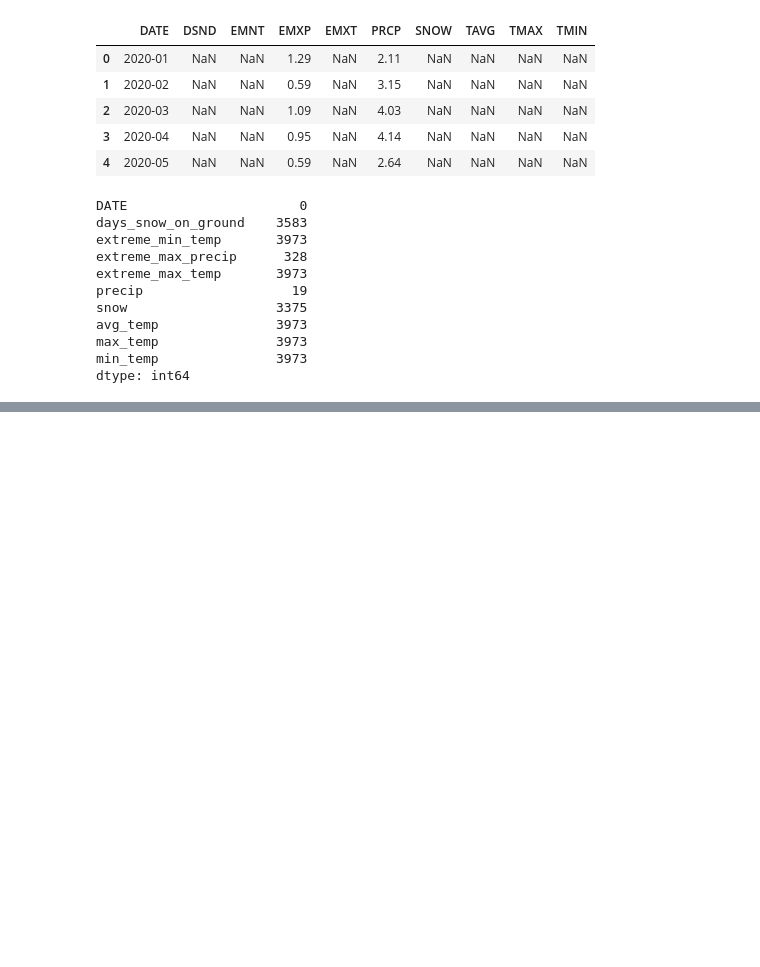
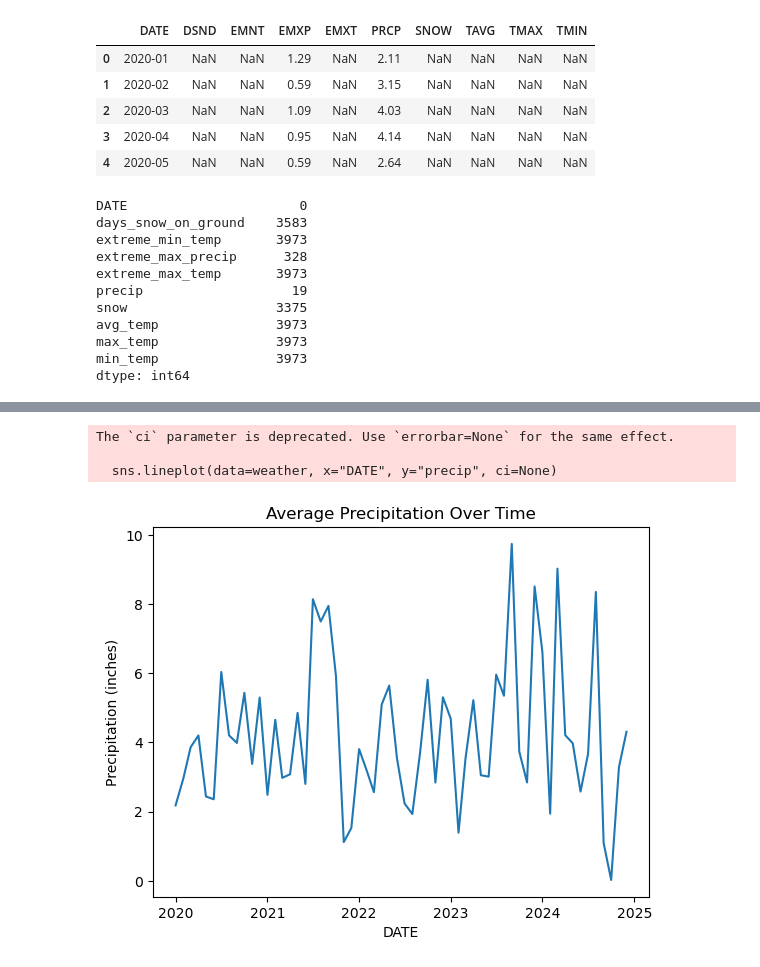
Before and after one commit to tali0n-git/MTA-subway-analysis, a Jupyter notebook: thalyann-notebook.ipynb, the cells around one changed output, grey strips where cells are left out. Saved outputs shown, nothing was run; the diff lists cells and outputs as text; code cells hidden in the pictures; blank space fills up the shorter version.

```diff
--- a/thalyann-notebook.ipynb
+++ b/thalyann-notebook.ipynb
@@ -109,0 +128,2 @@ weather[weather['days_snow_on_ground'].notnull()]
+# %%
+weather.fillna(0, inplace=True)
@@ -109,0 +144,5 @@ weather[weather['days_snow_on_ground'].notnull()]
+# %%
+# Converting DATE into datetime type
+
+weather['DATE'] = pd.to_datetime(weather['DATE'])
+weather.head()
@@ -109,0 +156,14 @@ weather[weather['days_snow_on_ground'].notnull()]
+# %%
+# Plotting precipitation data to make sure it makes sense:
+
+sns.lineplot(data=weather, x="DATE", y="precip", ci=None)
+
+plt.title('Average Precipitation Over Time')
+plt.xlabel('DATE')
+plt.ylabel('Precipitation (inches)')
+plt.show()
+# %% [output]
+The `ci` parameter is deprecated. Use `errorbar=None` for the same effect.
+
+  sns.lineplot(data=weather, x="DATE", y="precip", ci=None)
+[figure, added]
```
Also changed, not shown: parts of 19 cells of this notebook.
